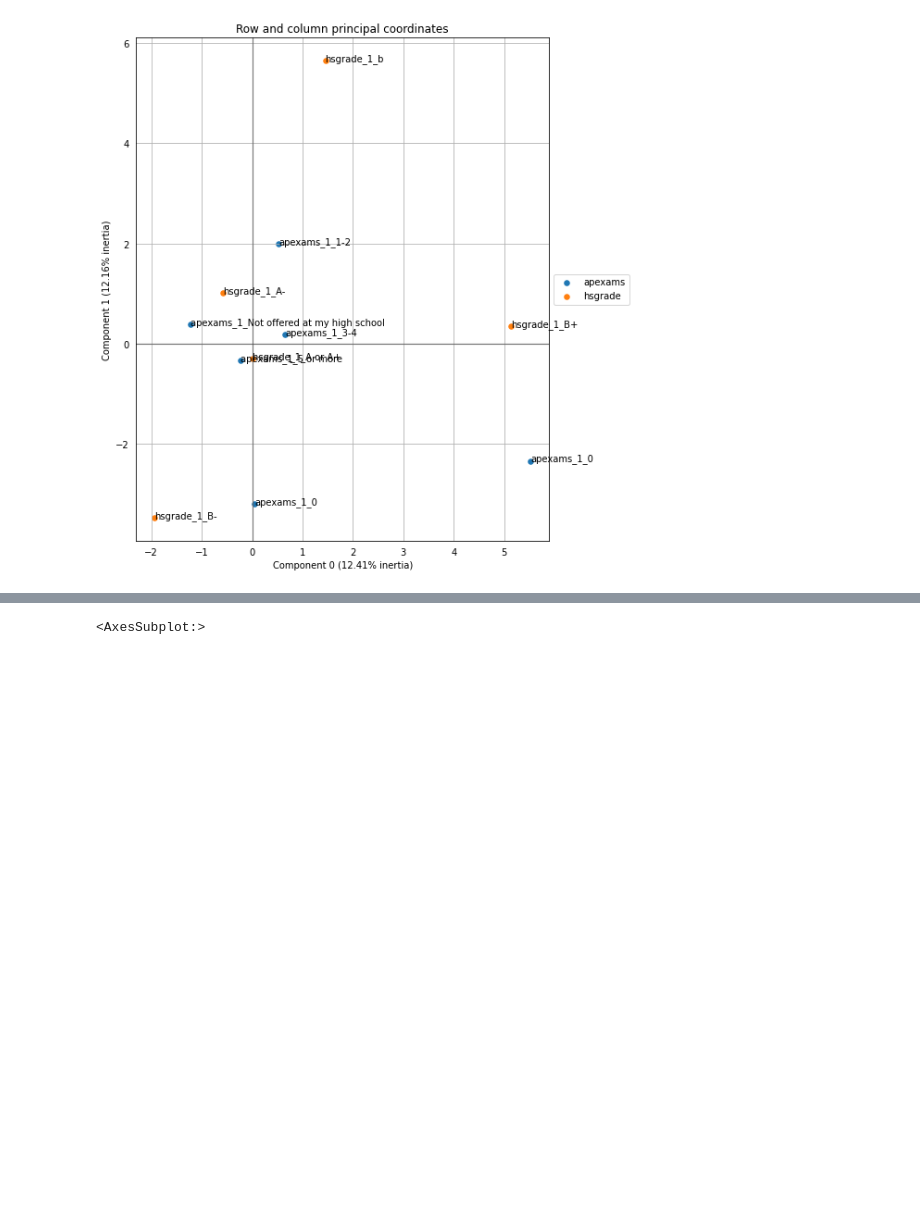
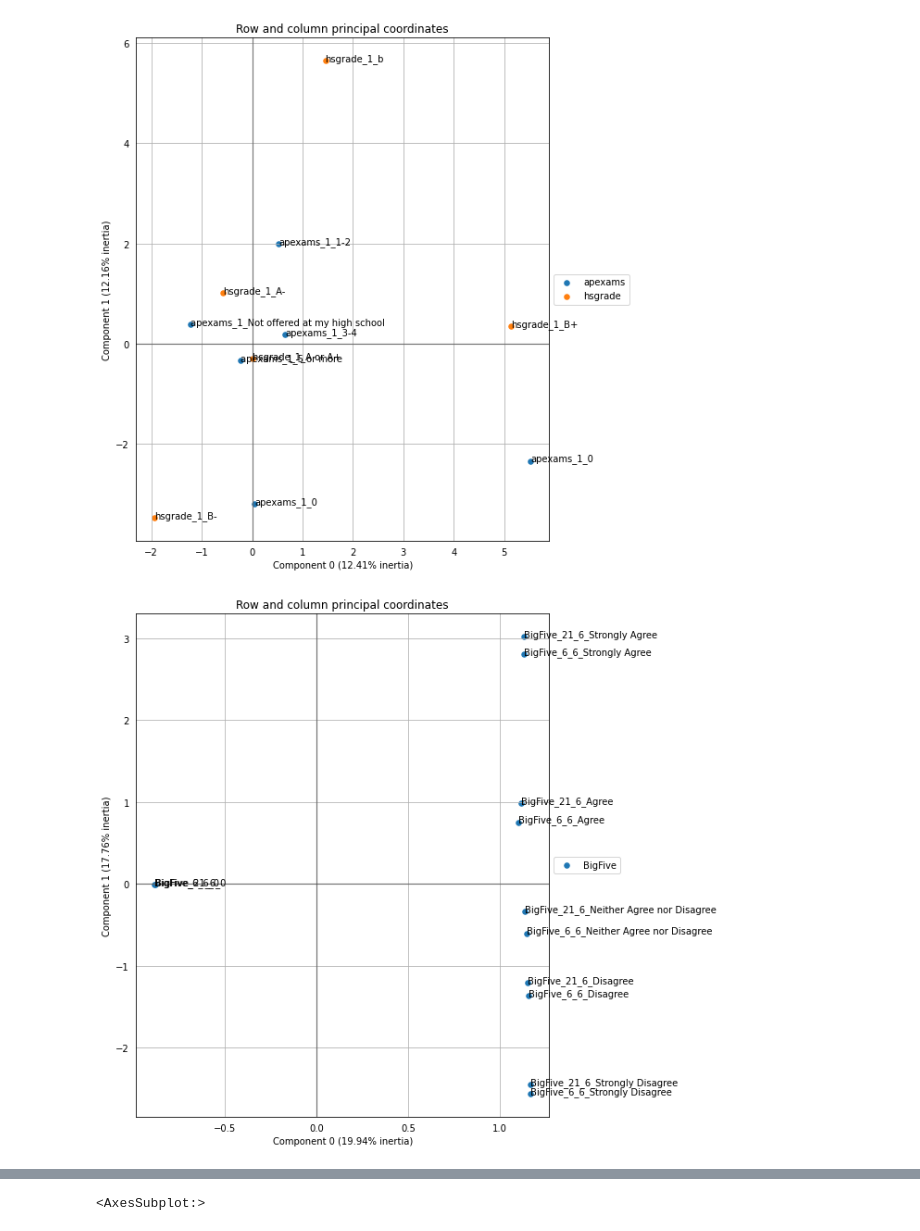
Before and after one commit to EAltunoglu/cmpe492, a Jupyter notebook: survey.ipynb, the cells around one changed output, grey strips where cells are left out. Saved outputs shown, nothing was run; the diff lists cells and outputs as text; code cells hidden in the pictures; blank space fills up the shorter version.

Commit message:
Survey partition 3

```diff
--- a/survey.ipynb
+++ b/survey.ipynb
@@ -81,3 +81,35 @@ ax = survey_mca.plot_coordinates(
 ).legend(loc='center left', bbox_to_anchor=(1, 0.5))
 # %% [output]
 [figure]
+# %%
+survey_temp = pd.read_csv('original_data/survey_partial/survey_bigfive.csv')
+survey_temp.replace([np.inf, -np.inf], np.nan, inplace=True)
+survey_temp = survey_temp.fillna(0)
+columns = survey_temp.columns
+
+survey_temp = survey_temp[['BigFive_21_6', 'BigFive_6_6']]
+
+prince_mca = prince.MCA(
+    n_components=2,
+    n_iter=3,
+    copy=True,
+    check_input=True,
+    engine='auto',
+    random_state=42
+)
+survey_mca = prince_mca.fit(survey_temp)
+
+ax = survey_mca.plot_coordinates(
+    X=survey_temp,
+    ax=None,
+    figsize=(8, 10),
+    show_row_points=False,
+    row_points_size=0,
+    show_row_labels=False,
+    show_column_points=True,
+    column_points_size=30,
+    show_column_labels=True,
+    legend_n_cols=1
+).legend(loc='center left', bbox_to_anchor=(1, 0.5))
+# %% [output]
+[figure, added]
```
Also changed, not shown: parts of 4 cells of this notebook.
